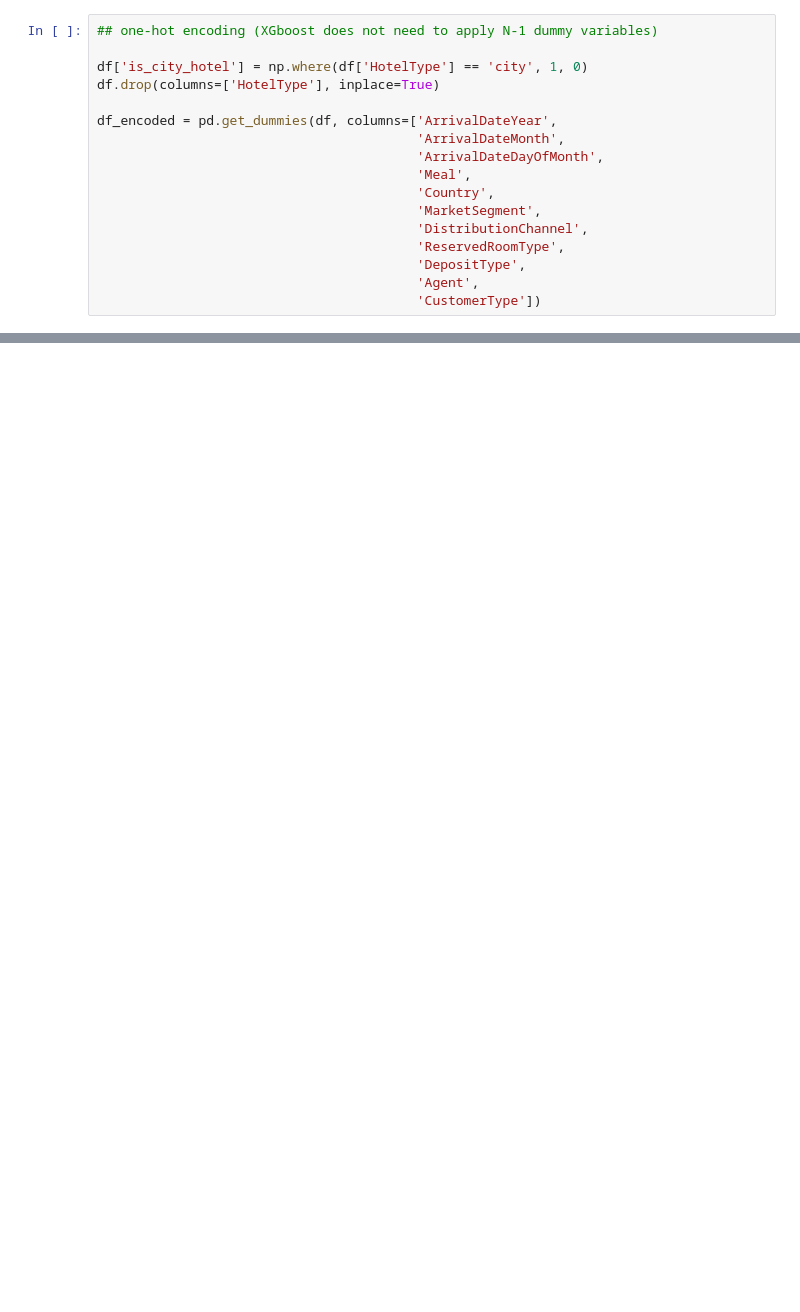
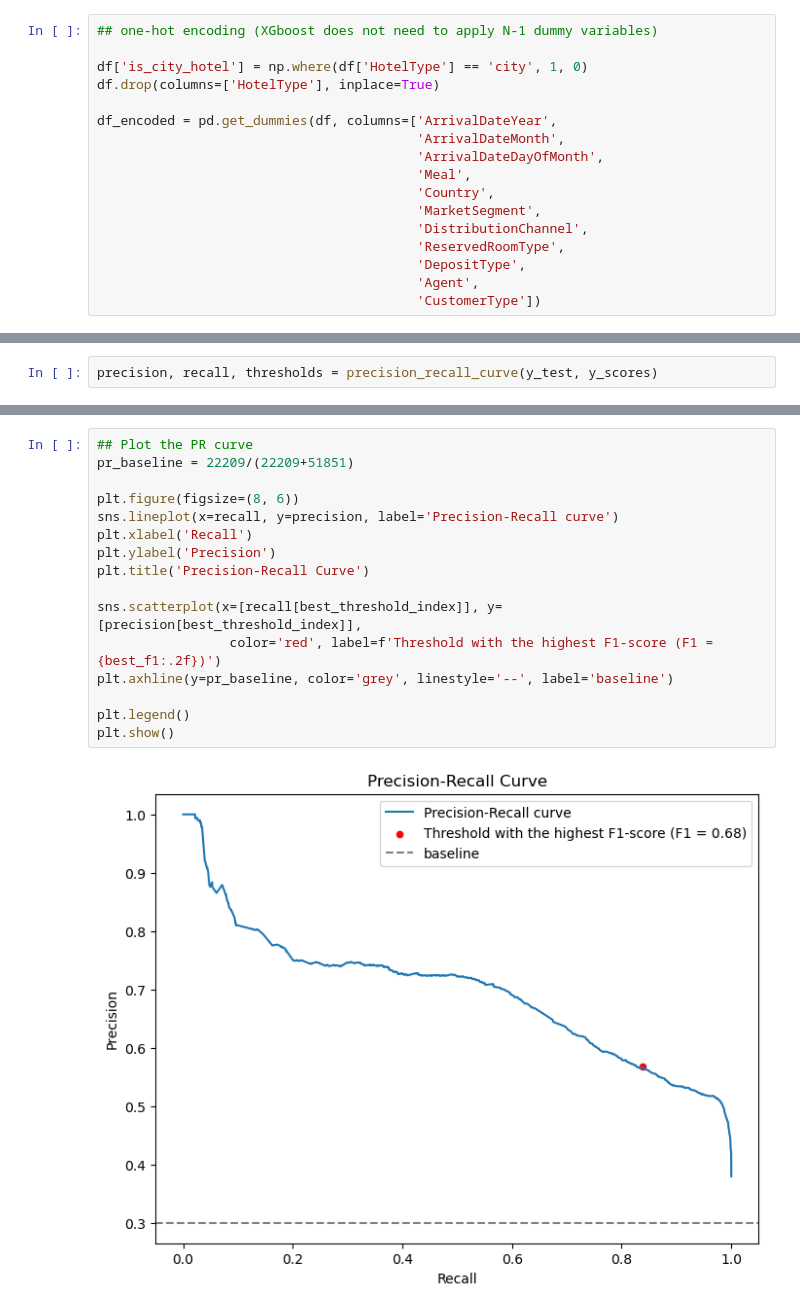
Before and after one commit to Cyrena-um/XGboost-demo-for-hotel-booking-cancellation, a Jupyter notebook: xgboost_demo.ipynb, the cells around one changed output, grey strips where cells are left out. Saved outputs shown, nothing was run; the diff lists cells and outputs as text; blank space fills up the shorter version.

```diff
--- a/xgboost_demo.ipynb
+++ b/xgboost_demo.ipynb
@@ -399,0 +1054,2 @@ df_encoded.head()
+# %%
+precision, recall, thresholds = precision_recall_curve(y_test, y_scores)
@@ -399,0 +1070,18 @@ df_encoded.head()
+# %%
+## Plot the PR curve
+pr_baseline = 22209/(22209+51851)
+
+plt.figure(figsize=(8, 6))
+sns.lineplot(x=recall, y=precision, label='Precision-Recall curve')
+plt.xlabel('Recall')
+plt.ylabel('Precision')
+plt.title('Precision-Recall Curve')
+
+sns.scatterplot(x=[recall[best_threshold_index]], y=[precision[best_threshold_index]],
+                 color='red', label=f'Threshold with the highest F1-score (F1 = {best_f1:.2f})')
+plt.axhline(y=pr_baseline, color='grey', linestyle='--', label='baseline')
+
+plt.legend()
+plt.show()
+# %% [output]
+[figure, added]
```
Also changed, not shown: parts of 56 cells of this notebook.
